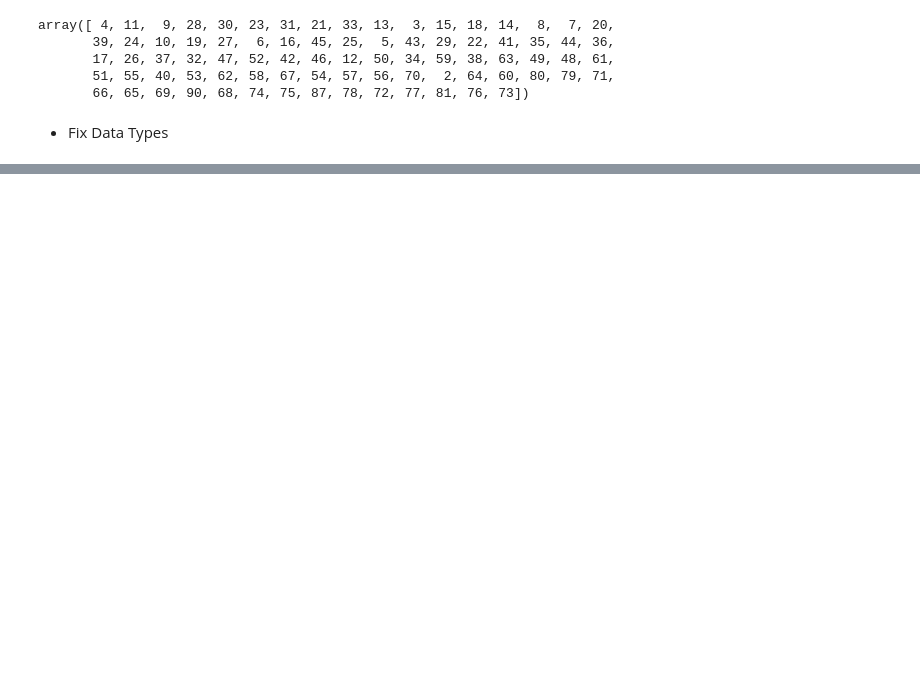
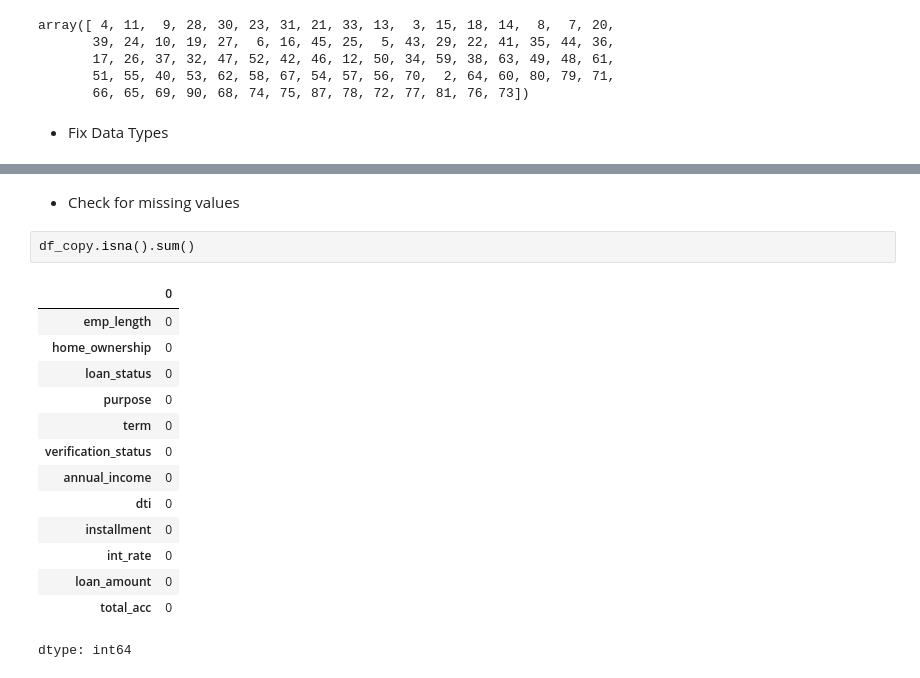
Before and after one commit to TemiDavid/blank-app, a Jupyter notebook: Capstone_Project.ipynb, the cells around one changed output, grey strips where cells are left out. Drawn from its saved outputs; the diff is of its cells as text; blank space fills up the shorter version.

```diff
--- a/Capstone_Project.ipynb
+++ b/Capstone_Project.ipynb
@@ -494,0 +314,19 @@ memory usage: 5.0+ MB
+# %% [markdown]
+* Check for missing values
+# %%
+df_copy.isna().sum()
+# %% [output]
+|  | 0 |
+| emp_length | 0 |
+| home_ownership | 0 |
+| loan_status | 0 |
+| purpose | 0 |
+| term | 0 |
+| verification_status | 0 |
+| annual_income | 0 |
+| dti | 0 |
+| installment | 0 |
+| int_rate | 0 |
+| loan_amount | 0 |
+| total_acc | 0 |
+dtype: int64
```
Also changed, not shown: parts of 38 cells of this notebook.
